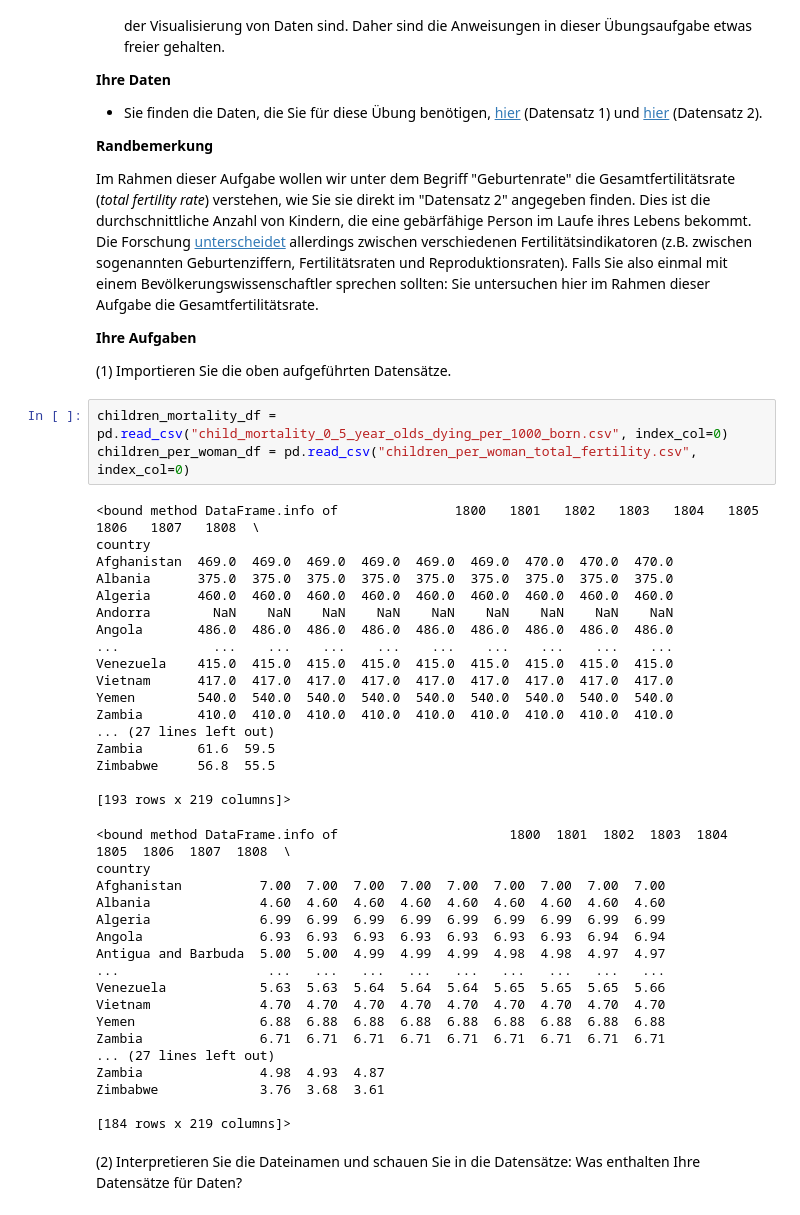
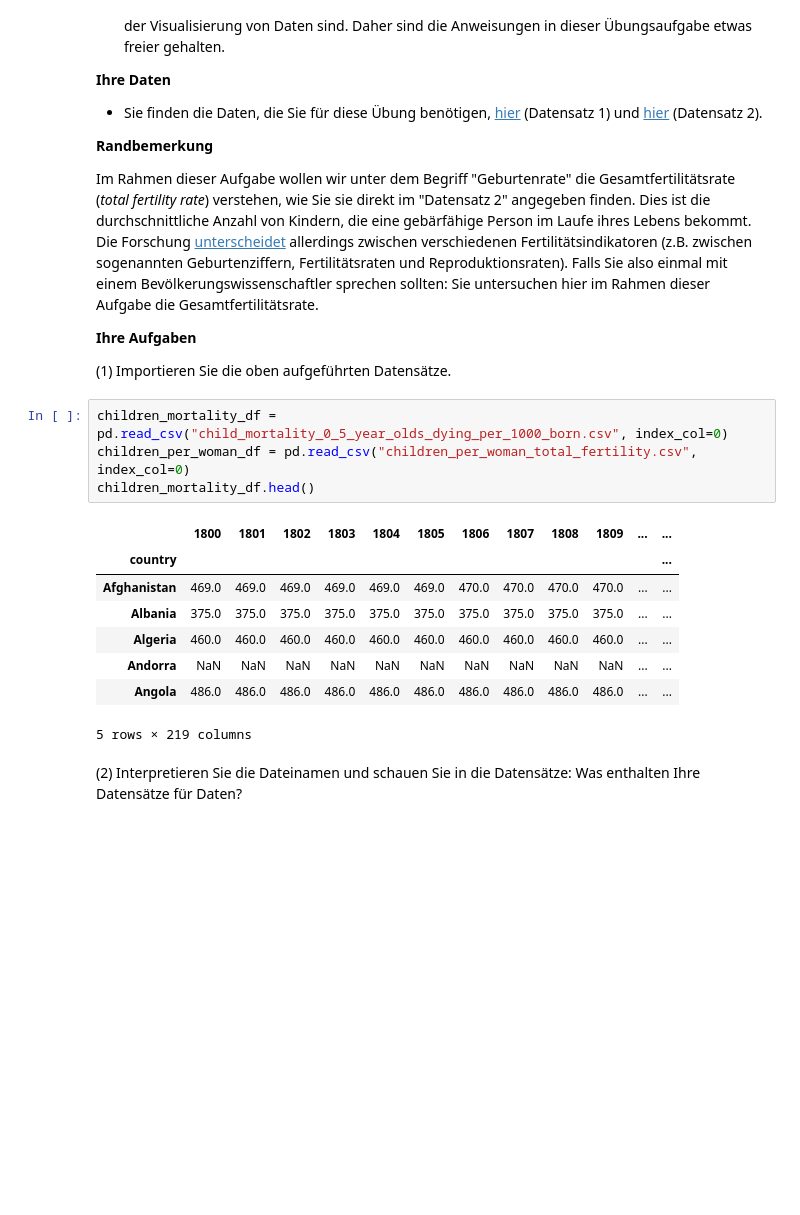
Before and after one commit to cortex359/ds.ss24, a Jupyter notebook: 03/TSRI-3.ipynb, the cells around one changed output. Saved outputs shown, nothing was run; the diff lists cells and outputs as text; blank space fills up the shorter version.

```diff
--- a/03/TSRI-3.ipynb
+++ b/03/TSRI-3.ipynb
@@ -302,41 +302,16 @@ Im Rahmen dieser Aufgabe wollen wir unter dem Begriff "Geburtenrate" die Gesamtf
 # %%
 children_mortality_df = pd.read_csv("child_mortality_0_5_year_olds_dying_per_1000_born.csv", index_col=0)
 children_per_woman_df = pd.read_csv("children_per_woman_total_fertility.csv", index_col=0)
+children_mortality_df.head()
 # %% [output]
+|  | 1800 | 1801 | 1802 | 1803 | 1804 | 1805 | 1806 | 1807 | 1808 | 1809 | ... | ... |
+| country |  |  |  |  |  |  |  |  |  |  |  | ... |
+| Afghanistan | 469.0 | 469.0 | 469.0 | 469.0 | 469.0 | 469.0 | 470.0 | 470.0 | 470.0 | 470.0 | ... | ... |
+| Albania | 375.0 | 375.0 | 375.0 | 375.0 | 375.0 | 375.0 | 375.0 | 375.0 | 375.0 | 375.0 | ... | ... |
+| Algeria | 460.0 | 460.0 | 460.0 | 460.0 | 460.0 | 460.0 | 460.0 | 460.0 | 460.0 | 460.0 | ... | ... |
+| Andorra | NaN | NaN | NaN | NaN | NaN | NaN | NaN | NaN | NaN | NaN | ... | ... |
+| Angola | 486.0 | 486.0 | 486.0 | 486.0 | 486.0 | 486.0 | 486.0 | 486.0 | 486.0 | 486.0 | ... | ... |
-<bound method DataFrame.info of               1800   1801   1802   1803   1804   1805   1806   1807   1808  \
-country
-Afghanistan  469.0  469.0  469.0  469.0  469.0  469.0  470.0  470.0  470.0
-Albania      375.0  375.0  375.0  375.0  375.0  375.0  375.0  375.0  375.0
-Algeria      460.0  460.0  460.0  460.0  460.0  460.0  460.0  460.0  460.0
-Andorra        NaN    NaN    NaN    NaN    NaN    NaN    NaN    NaN    NaN
-Angola       486.0  486.0  486.0  486.0  486.0  486.0  486.0  486.0  486.0
-...            ...    ...    ...    ...    ...    ...    ...    ...    ...
-Venezuela    415.0  415.0  415.0  415.0  415.0  415.0  415.0  415.0  415.0
-Vietnam      417.0  417.0  417.0  417.0  417.0  417.0  417.0  417.0  417.0
-Yemen        540.0  540.0  540.0  540.0  540.0  540.0  540.0  540.0  540.0
-Zambia       410.0  410.0  410.0  410.0  410.0  410.0  410.0  410.0  410.0
-... (27 lines left out)
-Zambia       61.6  59.5
-Zimbabwe     56.8  55.5
-
-[193 rows x 219 columns]>
+5 rows × 219 columns
-<bound method DataFrame.info of                      1800  1801  1802  1803  1804  1805  1806  1807  1808  \
-country
-Afghanistan          7.00  7.00  7.00  7.00  7.00  7.00  7.00  7.00  7.00
-Albania              4.60  4.60  4.60  4.60  4.60  4.60  4.60  4.60  4.60
-Algeria              6.99  6.99  6.99  6.99  6.99  6.99  6.99  6.99  6.99
-Angola               6.93  6.93  6.93  6.93  6.93  6.93  6.93  6.94  6.94
-Antigua and Barbuda  5.00  5.00  4.99  4.99  4.99  4.98  4.98  4.97  4.97
-...                   ...   ...   ...   ...   ...   ...   ...   ...   ...
-Venezuela            5.63  5.63  5.64  5.64  5.64  5.65  5.65  5.65  5.66
-Vietnam              4.70  4.70  4.70  4.70  4.70  4.70  4.70  4.70  4.70
-Yemen                6.88  6.88  6.88  6.88  6.88  6.88  6.88  6.88  6.88
-Zambia               6.71  6.71  6.71  6.71  6.71  6.71  6.71  6.71  6.71
-... (27 lines left out)
-Zambia               4.98  4.93  4.87
-Zimbabwe             3.76  3.68  3.61
-
-[184 rows x 219 columns]>
 # %% [markdown]
 (2) Interpretieren Sie die Dateinamen und schauen Sie in die Datensätze: Was enthalten Ihre Datensätze für Daten?
 # %% [markdown]
```
Also changed, not shown: parts of 8 cells of this notebook.
